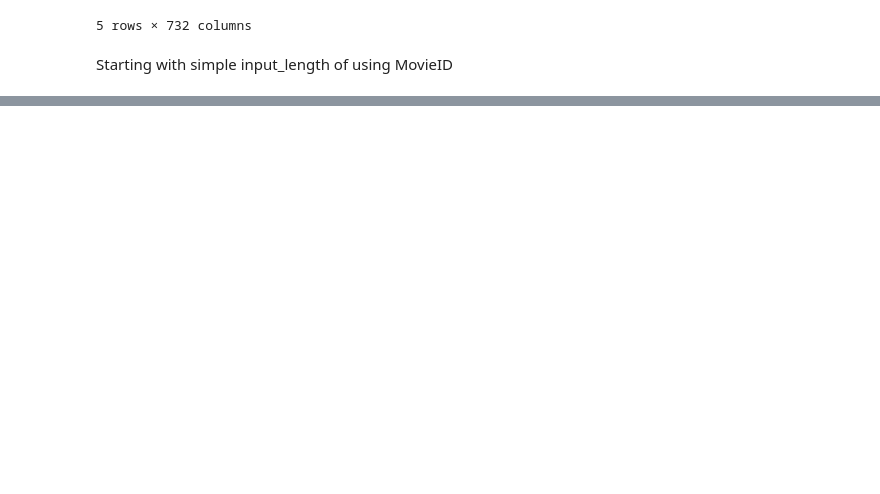
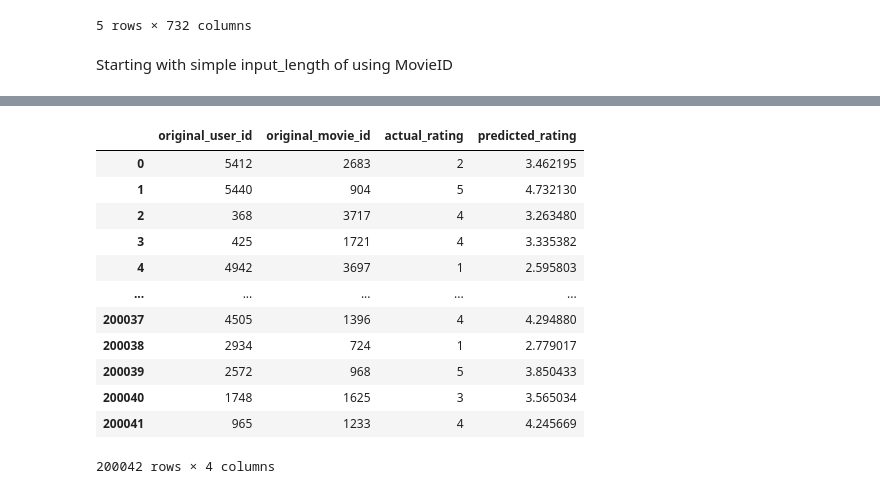
Before and after one commit to Vink23/Recommendation_Model, a Jupyter notebook: Recommendation_System.ipynb, the cells around one changed output, grey strips where cells are left out. Cells and saved outputs as stored; diff of their text form; code cells hidden in the pictures; blank space fills up the shorter version.

```diff
--- a/Recommendation_System.ipynb
+++ b/Recommendation_System.ipynb
@@ -533 +531,17 @@ test_results = pd.DataFrame({
+# %%
+test_results
+# %% [output]
+|  | original_user_id | original_movie_id | actual_rating | predicted_rating |
+| 0 | 5412 | 2683 | 2 | 3.462195 |
+| 1 | 5440 | 904 | 5 | 4.732130 |
+| 2 | 368 | 3717 | 4 | 3.263480 |
+| 3 | 425 | 1721 | 4 | 3.335382 |
+| 4 | 4942 | 3697 | 1 | 2.595803 |
+| ... | ... | ... | ... | ... |
+| 200037 | 4505 | 1396 | 4 | 4.294880 |
+| 200038 | 2934 | 724 | 1 | 2.779017 |
+| 200039 | 2572 | 968 | 5 | 3.850433 |
+| 200040 | 1748 | 1625 | 3 | 3.565034 |
+| 200041 | 965 | 1233 | 4 | 4.245669 |
+200042 rows × 4 columns
 # %%
```
Also changed, not shown: parts of 13 cells of this notebook.
